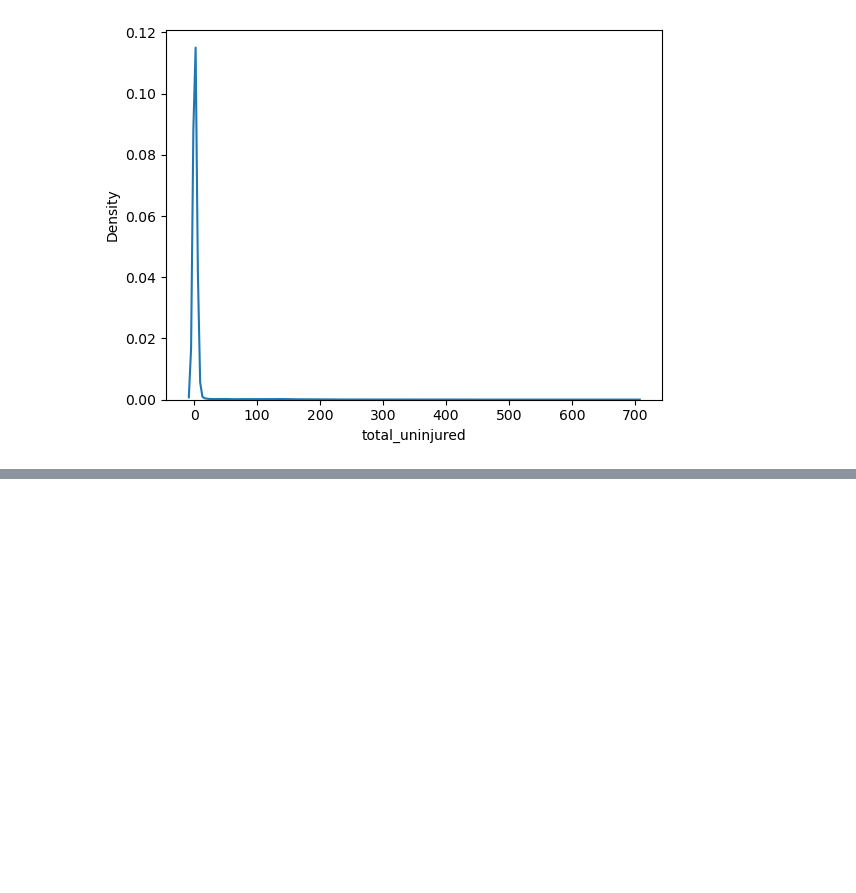
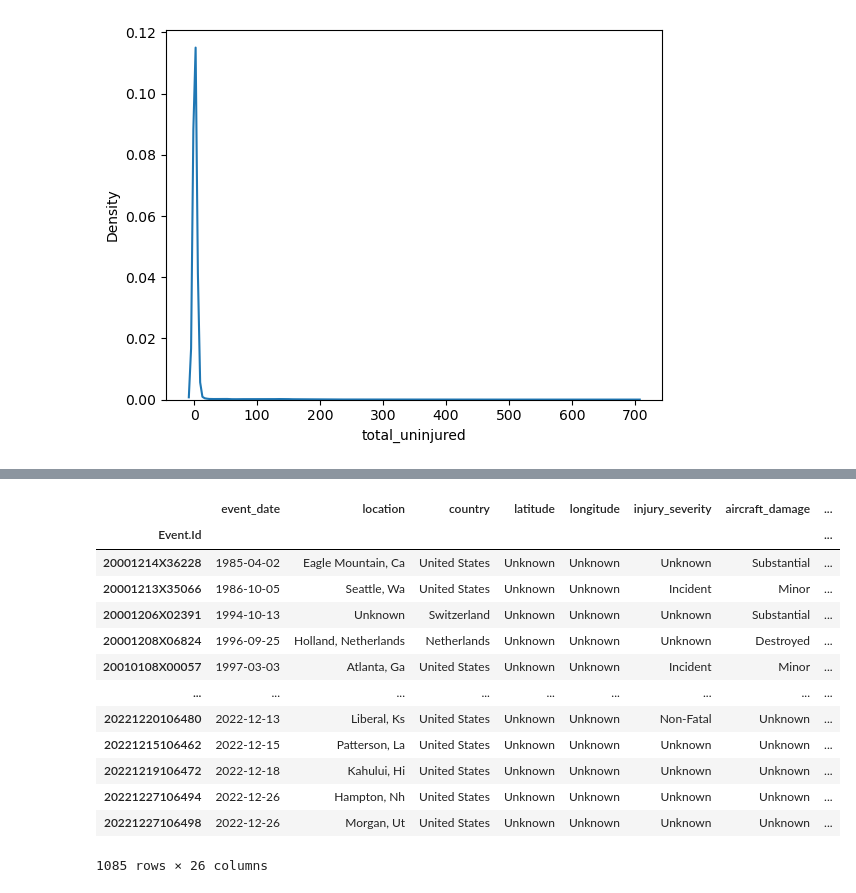
Before and after one commit to StacyMogeni/phase1_project, a Jupyter notebook: Untitled.ipynb, the cells around one changed output, grey strips where cells are left out. Saved outputs shown, nothing was run; the diff lists cells and outputs as text; code cells hidden in the pictures; blank space fills up the shorter version.

```diff
--- a/Untitled.ipynb
+++ b/Untitled.ipynb
@@ -257,3 +274,5 @@ fill_nans_with_unknown(df1)
+# %%
+df1["injury_severity"] = df1["injury_severity"].str.replace("Unavailable", "Unknown")
 # %%
 #Checking whether there are still categoriacl columns with null values
 df1.isna().sum()
@@ -595,0 +620,25 @@ dtype: int64
+# %%
+#Grouping the values in the injury_severity column and adding a new column, to simplify our analysis
+def simplify_injury_severity(severity):
+    if pd.isna(severity):
+        return "Unknown"
+    severity = severity.strip().lower()
+
+    if severity.startswith("fatal"):
+        return "Fatal"
+    elif severity == "non-fatal":
+        return "Non-Fatal"
+    elif severity == "serious":
+        return "Serious"
+    elif severity == "minor":
+        return "Minor"
+    elif severity == "none":
+        return "None"
+    elif severity == "unknown":
+        return "Unknown"
+    elif severity == "unavailable":
+        return "Unavailable"
+    else:
+        return "Other"
+df1["grouped_injury_severity"] = df1["injury_severity"].apply(simplify_injury_severity)
+df1["grouped_injury_severity"].value_counts()
@@ -595,0 +654,5 @@ dtype: int64
+# %%
+#Adding a new column that gives us the count of total people that were onboard
+df1["total_onboard"] = (df1["total_fatal_injuries"] + df1["total_serious_injuries"] + df1["total_minor_injuries"]
+                          + df1["total_uninjured"])
+df1.head(10)
@@ -595,0 +673,17 @@ dtype: int64
+# %%
+df1[df1["total_onboard"] == 0]
+# %% [output]
+|  | event_date | location | country | latitude | longitude | injury_severity | aircraft_damage | ... |
+| Event.Id |  |  |  |  |  |  |  | ... |
+| 20001214X36228 | 1985-04-02 | Eagle Mountain, Ca | United States | Unknown | Unknown | Unknown | Substantial | ... |
+| 20001213X35066 | 1986-10-05 | Seattle, Wa | United States | Unknown | Unknown | Incident | Minor | ... |
+| 20001206X02391 | 1994-10-13 | Unknown | Switzerland | Unknown | Unknown | Unknown | Substantial | ... |
+| 20001208X06824 | 1996-09-25 | Holland, Netherlands | Netherlands | Unknown | Unknown | Unknown | Destroyed | ... |
+| 20010108X00057 | 1997-03-03 | Atlanta, Ga | United States | Unknown | Unknown | Incident | Minor | ... |
+| ... | ... | ... | ... | ... | ... | ... | ... | ... |
+| 20221220106480 | 2022-12-13 | Liberal, Ks | United States | Unknown | Unknown | Non-Fatal | Unknown | ... |
+| 20221215106462 | 2022-12-15 | Patterson, La | United States | Unknown | Unknown | Unknown | Unknown | ... |
+| 20221219106472 | 2022-12-18 | Kahului, Hi | United States | Unknown | Unknown | Unknown | Unknown | ... |
+| 20221227106494 | 2022-12-26 | Hampton, Nh | United States | Unknown | Unknown | Unknown | Unknown | ... |
+| 20221227106498 | 2022-12-26 | Morgan, Ut | United States | Unknown | Unknown | Unknown | Unknown | ... |
+1085 rows × 26 columns
```
Also changed, not shown: parts of 15 cells of this notebook.
